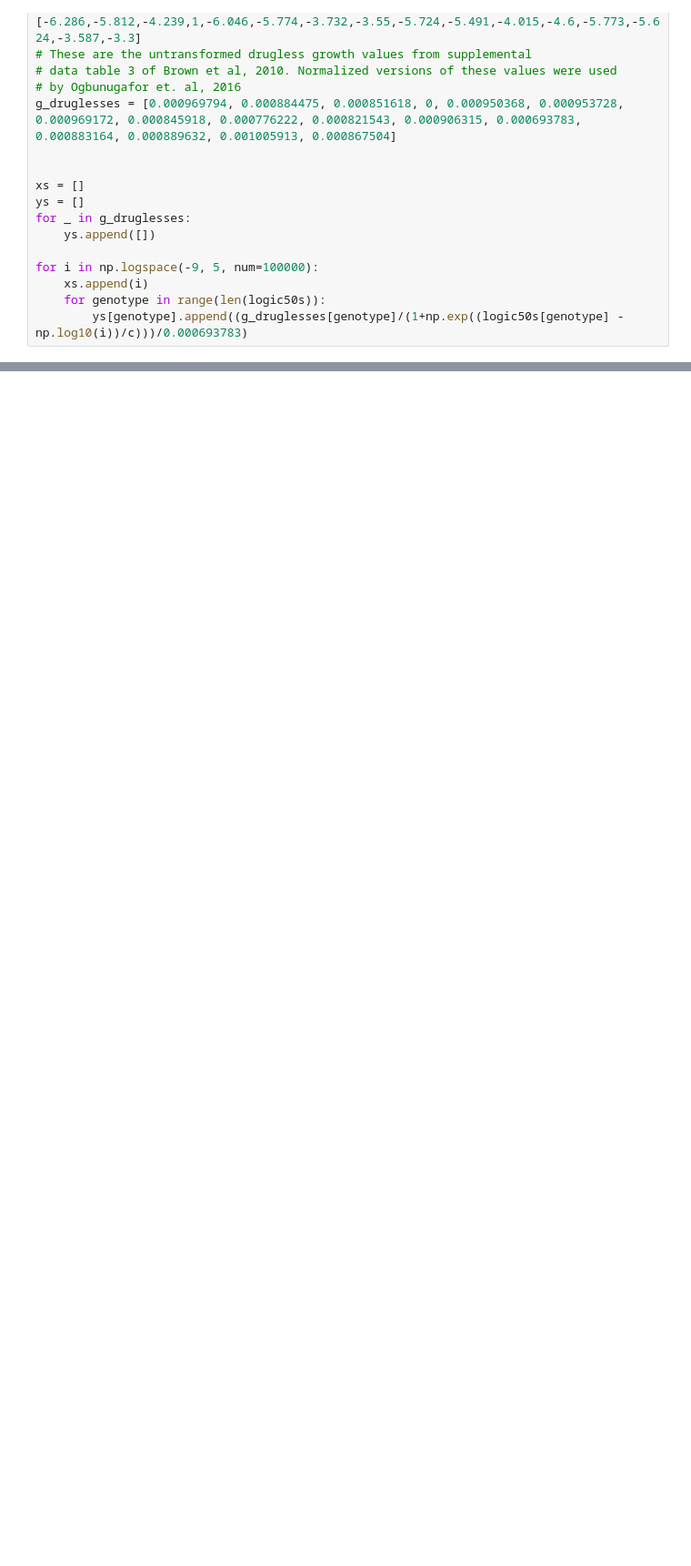
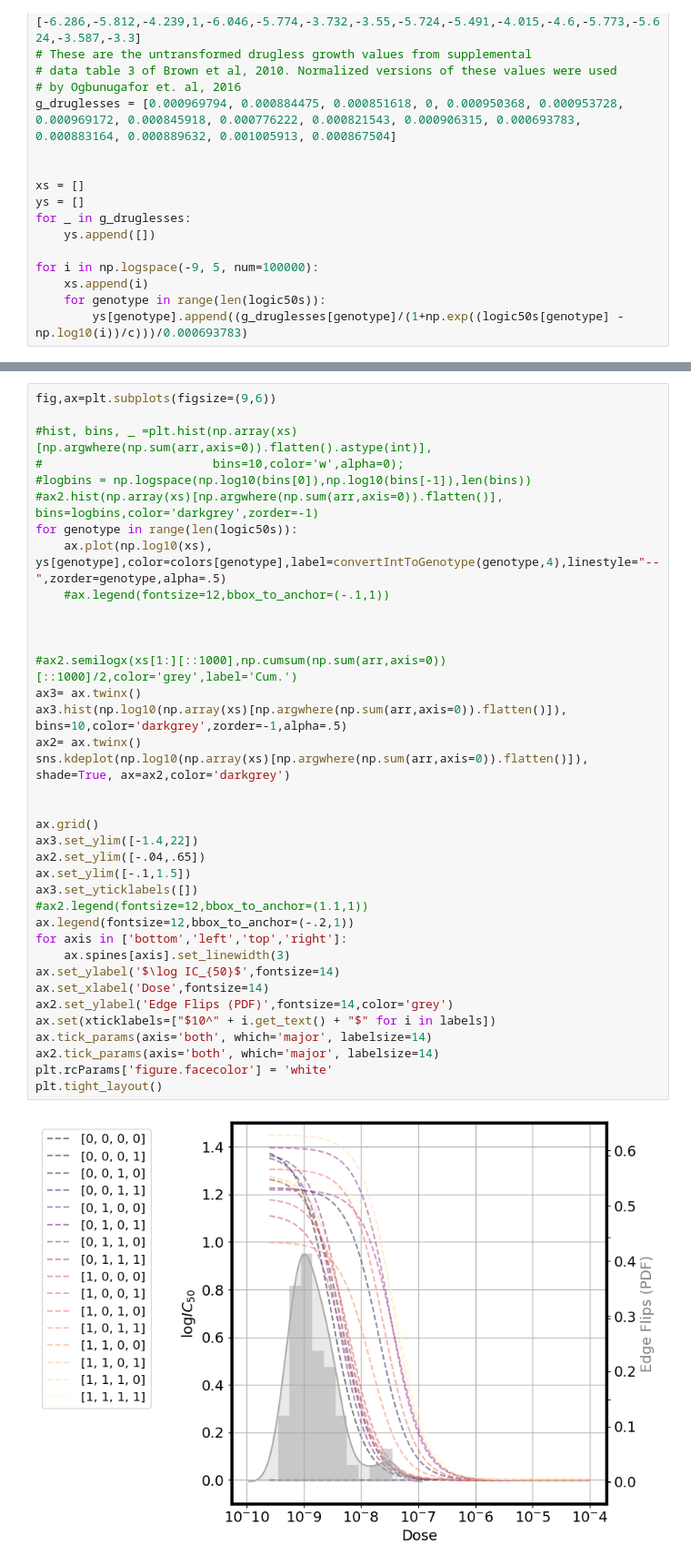
Before and after one commit to nkrishnan94/edgeflips, a Jupyter notebook: edgeflips.ipynb, the cells around one changed output, grey strips where cells are left out. Shown at 91% size. Cells and saved outputs as stored; diff of their text form; blank space fills up the shorter version.

```diff
--- a/edgeflips.ipynb
+++ b/edgeflips.ipynb
@@ -716,0 +724,39 @@ plt.rcParams['figure.facecolor'] = 'white'
+# %%
+fig,ax=plt.subplots(figsize=(9,6))
+
+#hist, bins, _ =plt.hist(np.array(xs)[np.argwhere(np.sum(arr,axis=0)).flatten().astype(int)],
+#                        bins=10,color='w',alpha=0);
+#logbins = np.logspace(np.log10(bins[0]),np.log10(bins[-1]),len(bins))
+#ax2.hist(np.array(xs)[np.argwhere(np.sum(arr,axis=0)).flatten()], bins=logbins,color='darkgrey',zorder=-1)
+for genotype in range(len(logic50s)):
+    ax.plot(np.log10(xs), ys[genotype],color=colors[genotype],label=convertIntToGenotype(genotype,4),linestyle="--",zorder=genotype,alpha=.5)
+    #ax.legend(fontsize=12,bbox_to_anchor=(-.1,1))
+
+
+
+#ax2.semilogx(xs[1:][::1000],np.cumsum(np.sum(arr,axis=0))[::1000]/2,color='grey',label='Cum.')
+ax3= ax.twinx()
+ax3.hist(np.log10(np.array(xs)[np.argwhere(np.sum(arr,axis=0)).flatten()]), bins=10,color='darkgrey',zorder=-1,alpha=.5)
+ax2= ax.twinx()
+sns.kdeplot(np.log10(np.array(xs)[np.argwhere(np.sum(arr,axis=0)).flatten()]), shade=True, ax=ax2,color='darkgrey')
+
+
+ax.grid()
+ax3.set_ylim([-1.4,22])
+ax2.set_ylim([-.04,.65])
+ax.set_ylim([-.1,1.5])
+ax3.set_yticklabels([])
+#ax2.legend(fontsize=12,bbox_to_anchor=(1.1,1))
+ax.legend(fontsize=12,bbox_to_anchor=(-.2,1))
+for axis in ['bottom','left','top','right']:
+    ax.spines[axis].set_linewidth(3)
+ax.set_ylabel('$\log IC_{50}$',fontsize=14)
+ax.set_xlabel('Dose',fontsize=14)
+ax2.set_ylabel('Edge Flips (PDF)',fontsize=14,color='grey')
+ax.set(xticklabels=["$10^" + i.get_text() + "$" for i in labels])
+ax.tick_params(axis='both', which='major', labelsize=14)
+ax2.tick_params(axis='both', which='major', labelsize=14)
+plt.rcParams['figure.facecolor'] = 'white'
+plt.tight_layout()
+# %% [output]
+[figure, added]
```
Also changed, not shown: parts of 15 cells of this notebook, 2 other files.
